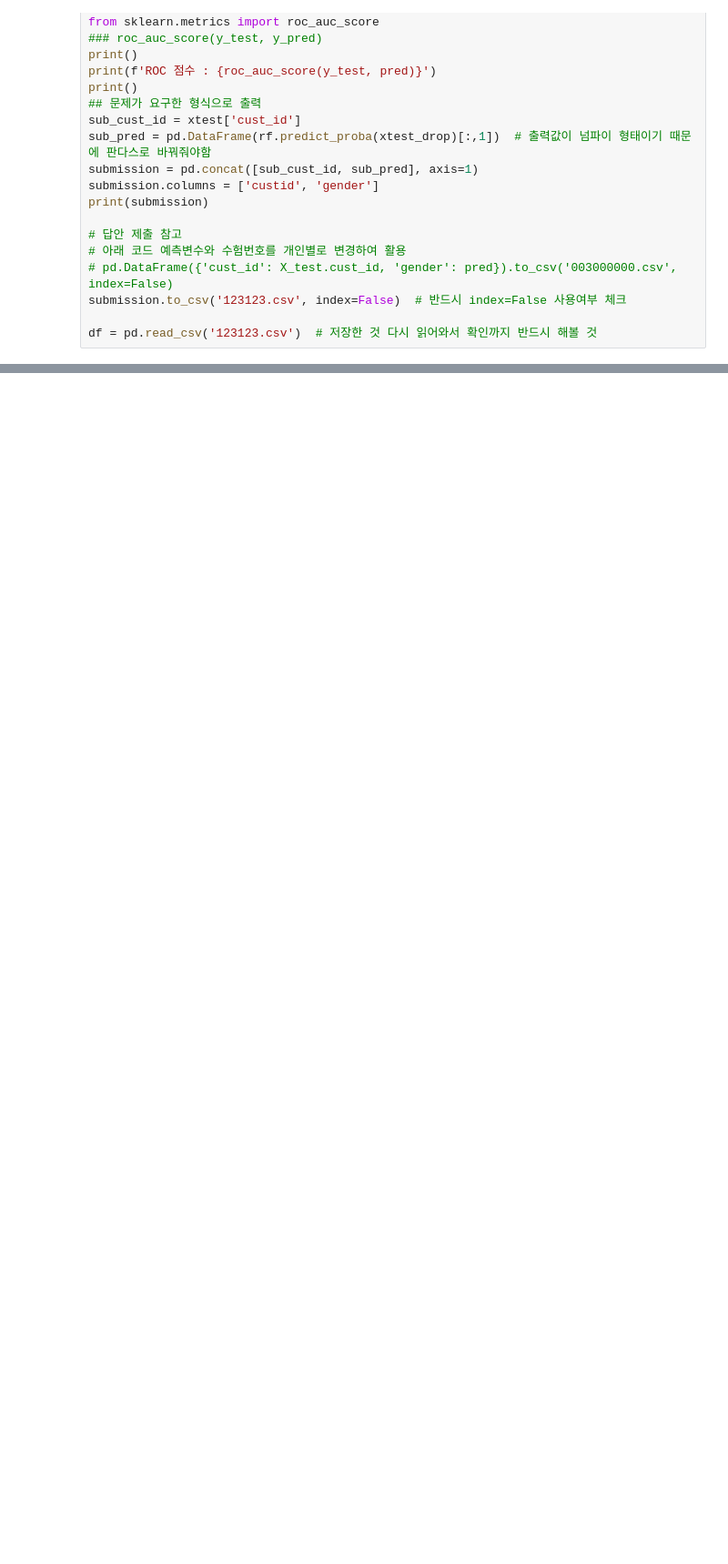
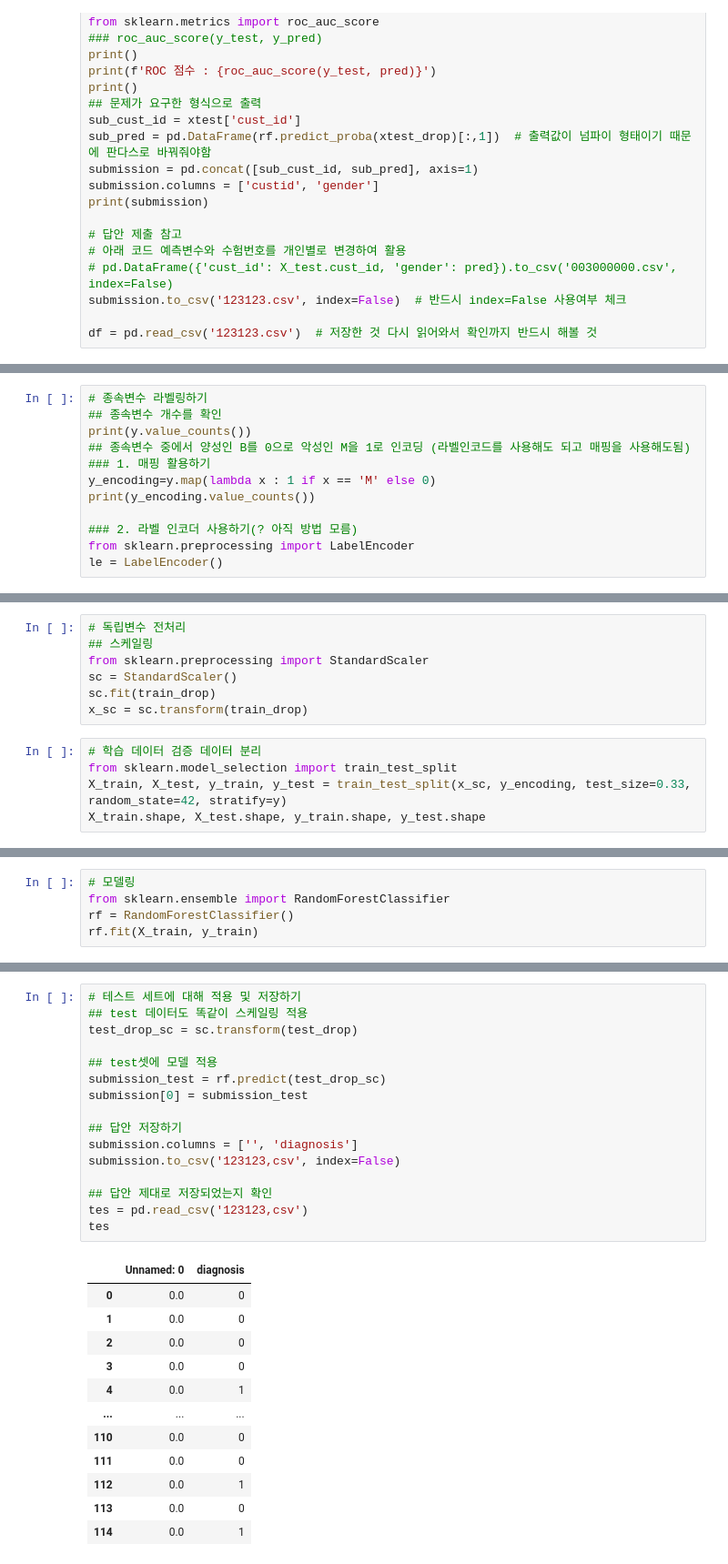
Before and after one commit to choiyun9yu/DataAnalysis, a Jupyter notebook: 빅분기실기/ex04_작업형2유형.ipynb, the cells around one changed output, grey strips where cells are left out. Shown at 91% size. Drawn from its saved outputs; the diff is of its cells as text; blank space fills up the shorter version.

```diff
--- a/빅분기실기/ex04_작업형2유형.ipynb
+++ b/빅분기실기/ex04_작업형2유형.ipynb
@@ -1192,0 +1257,12 @@ df = pd.read_csv('123123.csv')  # 저장한 것 다시 읽어와서 확인까지
+# %%
+# 종속변수 라벨링하기
+## 종속변수 개수를 확인
+print(y.value_counts())
+## 종속변수 중에서 양성인 B를 0으로 악성인 M을 1로 인코딩 (라벨인코드를 사용해도 되고 매핑을 사용해도됨)
+### 1. 매핑 활용하기
+y_encoding=y.map(lambda x : 1 if x == 'M' else 0)
+print(y_encoding.value_counts())
+
+### 2. 라벨 인코더 사용하기(? 아직 방법 모름)
+from sklearn.preprocessing import LabelEncoder
+le = LabelEncoder()
@@ -1192,0 +1276,12 @@ df = pd.read_csv('123123.csv')  # 저장한 것 다시 읽어와서 확인까지
+# %%
+# 독립변수 전처리
+## 스케일링
+from sklearn.preprocessing import StandardScaler
+sc = StandardScaler()
+sc.fit(train_drop)
+x_sc = sc.transform(train_drop)
+# %%
+# 학습 데이터 검증 데이터 분리
+from sklearn.model_selection import train_test_split
+X_train, X_test, y_train, y_test = train_test_split(x_sc, y_encoding, test_size=0.33, random_state=42, stratify=y)
+X_train.shape, X_test.shape, y_train.shape, y_test.shape
@@ -1192,0 +1290,5 @@ df = pd.read_csv('123123.csv')  # 저장한 것 다시 읽어와서 확인까지
+# %%
+# 모델링
+from sklearn.ensemble import RandomForestClassifier
+rf = RandomForestClassifier()
+rf.fit(X_train, y_train)
@@ -1192,0 +1305,29 @@ df = pd.read_csv('123123.csv')  # 저장한 것 다시 읽어와서 확인까지
+# %%
+# 테스트 세트에 대해 적용 및 저장하기
+## test 데이터도 똑같이 스케일링 적용
+test_drop_sc = sc.transform(test_drop)
+
+## test셋에 모델 적용
+submission_test = rf.predict(test_drop_sc)
+submission[0] = submission_test
+
+## 답안 저장하기
+submission.columns = ['', 'diagnosis']
+submission.to_csv('123123,csv', index=False)
+
+## 답안 제대로 저장되었는지 확인
+tes = pd.read_csv('123123,csv')
+tes
+# %% [output]
+|  | Unnamed: 0 | diagnosis |
+| 0 | 0.0 | 0 |
+| 1 | 0.0 | 0 |
+| 2 | 0.0 | 0 |
+| 3 | 0.0 | 0 |
+| 4 | 0.0 | 1 |
+| ... | ... | ... |
+| 110 | 0.0 | 0 |
+| 111 | 0.0 | 0 |
+| 112 | 0.0 | 1 |
+| 113 | 0.0 | 0 |
+| 114 | 0.0 | 1 |
```
Also changed, not shown: parts of 11 cells of this notebook, 2 other files.
